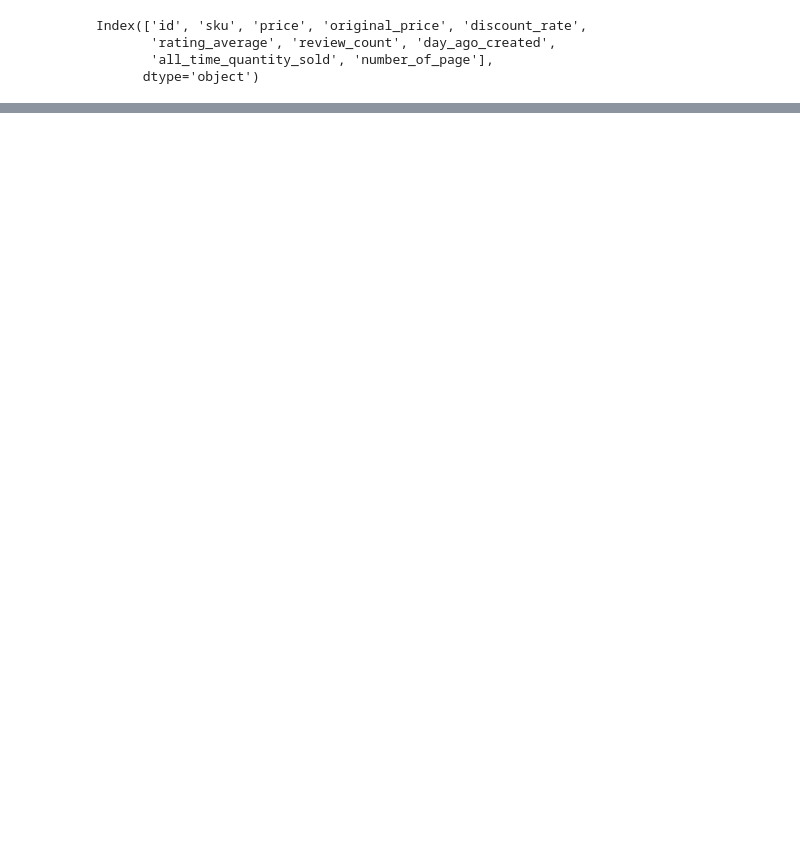
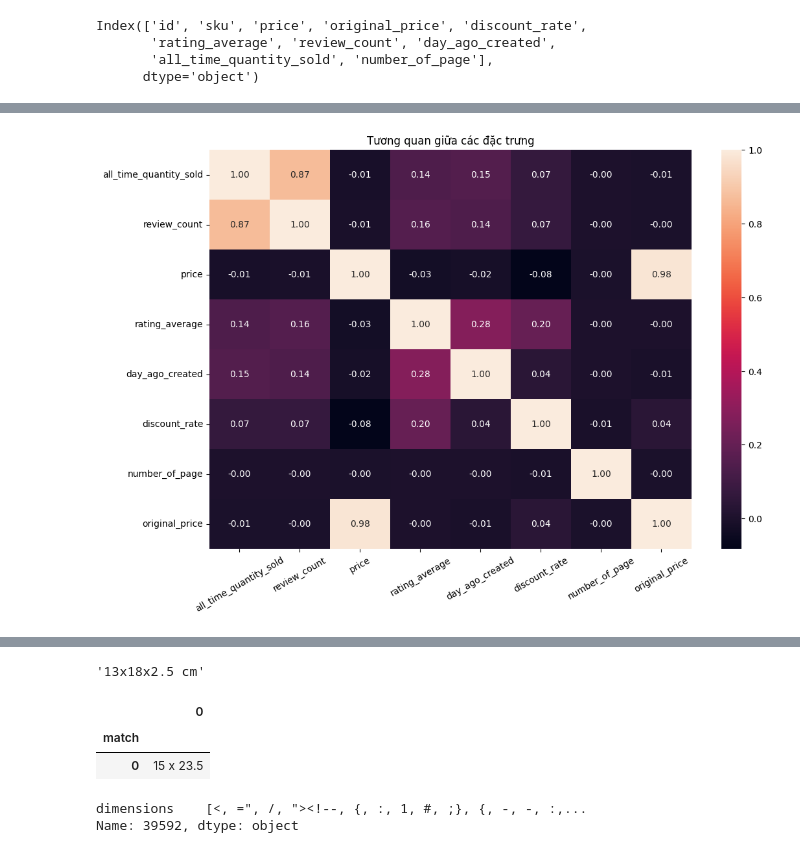
Before and after one commit to Miruku2201/NMKHDL_Final_Project, a Jupyter notebook: models.ipynb, the cells around one changed output, grey strips where cells are left out. Cells and saved outputs as stored; diff of their text form; code cells hidden in the pictures; blank space fills up the shorter version.

```diff
--- a/models.ipynb
+++ b/models.ipynb
@@ -59,3 +88,11 @@ nume_col_profiles_df
+# %%
+plt.figure(figsize=(12,8))
+sns.heatmap(numeric_df.corr(), annot=True, fmt='.2f')
+plt.xticks(rotation=30)
+plt.title('Tương quan giữa các đặc trưng')
+plt.show()
+# %% [output]
+[figure, added]
 # %%
 cate_cols = set(df.columns) - set(numeric_cols)
 cate_profiles = {'missing_ratio': df[cate_cols].isna().sum() * 100.0/len(df[cate_cols]),
@@ -69,3 +106,21 @@ cate_col_profiles_df
 | missing_ratio | 48.804125 | 35.358555 | 0.0 | 85.686774 | 82.744197 | 96.931105 | 0.0 | 99.995858 | 0.550827 | ... |
 | num_diff_vals | 9094 | 17 | 100 | 3110 | 1051 | 364 | 3 | 1 | 168 | ... |
 | diff_vals | [Trần Đặng Đăng Khoa, Trần Hồng N... | [Bìa mềm, Bìa Da, Bìa cứng, Bìa g... | [Du ký, Light novel, Phê Bình - L... | [Khánh Vân, Phan Quang, Nguyễn Th... | [13 x 20, 14,5 x 20,5 cm, 13.5 x ... | [bìa mềm, BÌA MỀM, Tiếng Việt, Tặ... | [instock, backorder, preorder] | [Sách không còn kèm CD mà thay bằ... | [NXB Trẻ, Nhà Xuất Bản Lao Động, ... | ... |
+# %%
+df['dimensions'][df['dimensions'].str.contains('(\d+).?[xX].?(\d+).?[(cm)(CM)]?', na=False)].loc[1100]
+# %% [output]
+'13x18x2.5 cm'
+# %%
+df['dimensions'].str.extractall('(\d+[.,]?\d+.?.?[xX]?.?.?\d+[.,]?\d+)').loc[39592]
+df['dimensions'].str.extractall(r'(\d+.?,?\d+).?x.?(\d+.?,?\d+)[.?x.?(\d+.?,?\d+)]?')#['dimensions']
+# %% [output]
+|  | 0 |
+| match |  |
+| 0 | 15 x 23.5 |
+# %%
+dimen = pd.DataFrame(df['dimensions'][df['dimensions'].notna()].str.replace('[a-zA-Z]', ' ').str.replace(',', '.').str.split())
+# dimen['area'] = dimen['dimensions'].apply(lambda x: list(map(float, x))).apply(lambda x: np.prod(x))
+dimen.loc[39592]
+# %% [output]
+dimensions    [<, =", /, "><!--, {, :, 1, #, ;}, {, -, -, :,...
+Name: 39592, dtype: object
```
Also changed, not shown: parts of 21 cells of this notebook.
